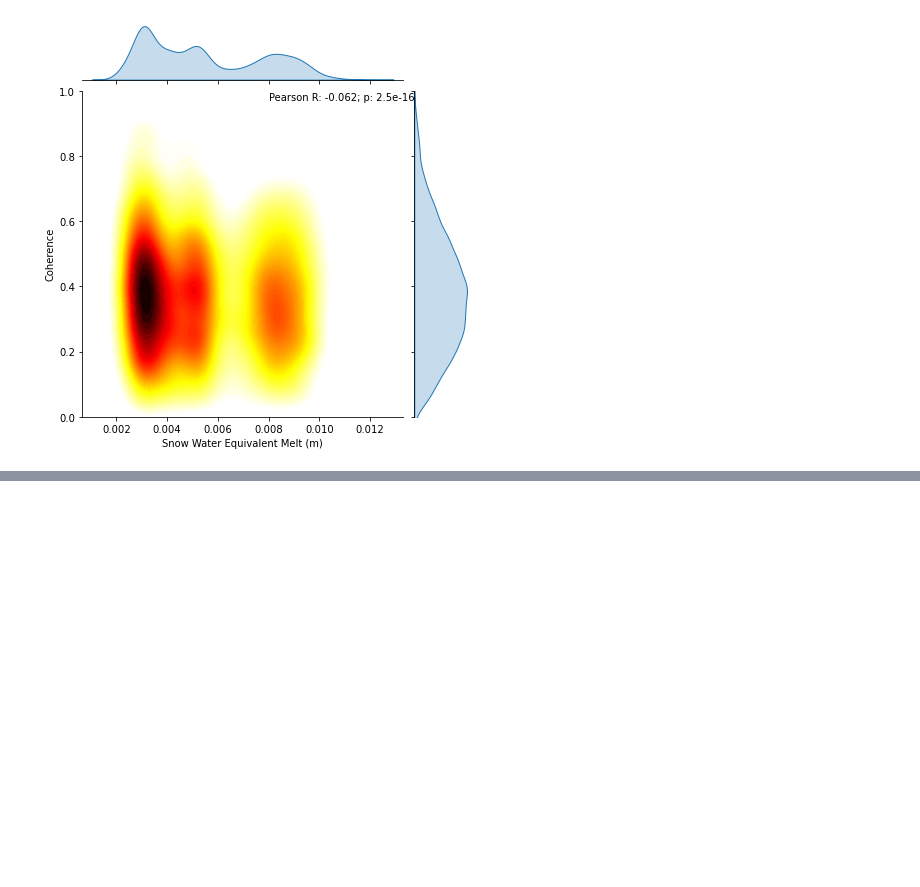
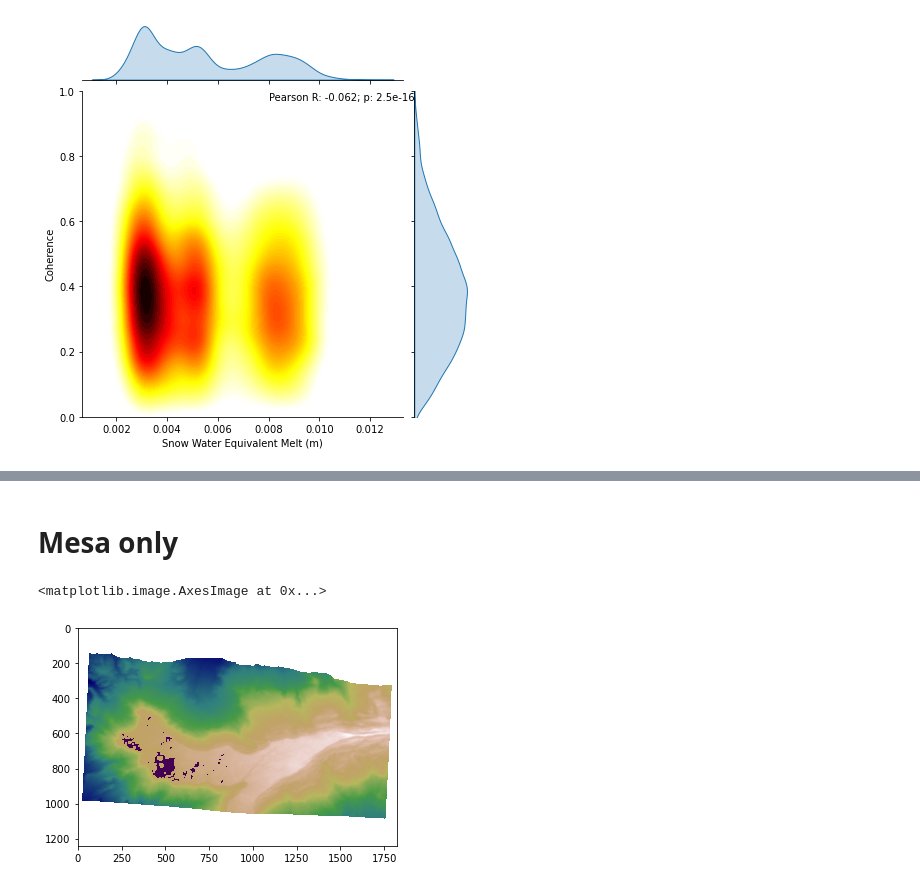
Before and after one commit to ZachHoppinen/uavsar, a Jupyter notebook: src/coherence/spatial_coherence/snow-wetness/gm-model.ipynb, the cells around one changed output, grey strips where cells are left out. Cells and saved outputs as stored; diff of their text form; code cells hidden in the pictures; blank space fills up the shorter version.

Commit message:
mesa plots

```diff
--- a/src/coherence/spatial_coherence/snow-wetness/gm-model.ipynb
+++ b/src/coherence/spatial_coherence/snow-wetness/gm-model.ipynb
@@ -219,0 +217,14 @@ plt.savefig(join('/bsuhome/zacharykeskinen/uavsar/figures/coherence_spatial/snow
+# %% [markdown]
+# Mesa only
+# %%
+elev = cor_vv['Grand_Mesa,_CO'].sel({'band':'grmesa_27416_20013-004_20017-006_0015d'})['elev'].values
+inc = cor_vv['Grand_Mesa,_CO'].sel({'band':'grmesa_27416_20013-004_20017-006_0015d'})['274-inc'].values
+veg = cor_vv['Grand_Mesa,_CO'].sel({'band':'grmesa_27416_20013-004_20017-006_0015d'})['tree-perc'].values
+mesa = np.ones_like(elev)
+mesa[(inc > np.deg2rad(70)) | (inc < np.deg2rad(52)) | (elev < 3000) | (elev > 3150)| (XX > -108.1) | (veg > 1)] = np.nan
+mesa[np.isnan(elev)] = np.nan
+plt.imshow(elev, cmap='gist_earth')
+plt.imshow(mesa)
+# %% [output]
+<matplotlib.image.AxesImage at 0x...>
+[figure, added]
```
Also changed, not shown: parts of 11 cells of this notebook, 11 other files.
